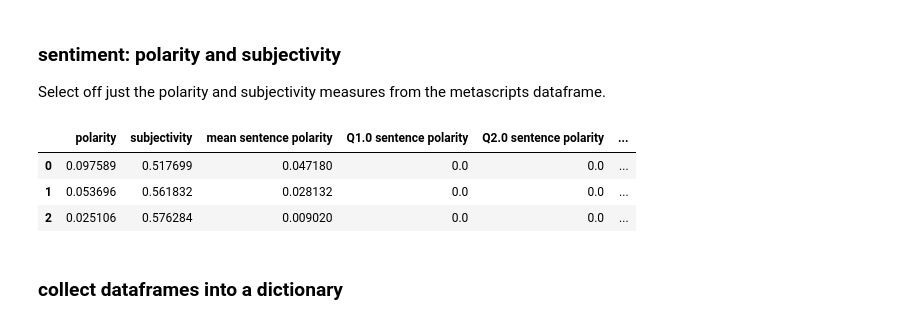
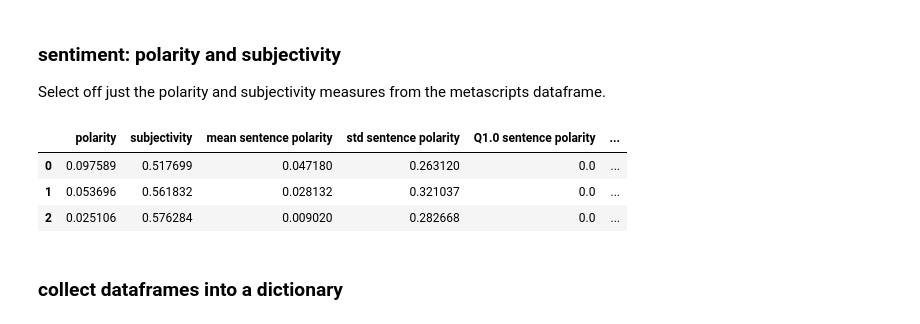
Before and after one commit to jrioross/standup-comedy-NLP, a Jupyter notebook: notebooks/06_clustering_and_recommendations.ipynb, the cells around one changed output. Saved outputs shown, nothing was run; the diff lists cells and outputs as text; code cells hidden in the pictures.

```diff
--- a/notebooks/06_clustering_and_recommendations.ipynb
+++ b/notebooks/06_clustering_and_recommendations.ipynb
@@ -159,20 +161,21 @@ profanity.head(3)
 ### sentiment: polarity and subjectivity
 Select off just the polarity and subjectivity measures from the metascripts dataframe.
 # %%
-sentiment_features = ['polarity', 'subjectivity',
-       'mean sentence polarity', 'Q1.0 sentence polarity',
-       'Q2.0 sentence polarity', 'Q3.0 sentence polarity',
-       'std sentence polarity', 'mean sentence subjectivity',
-       'Q1.0 sentence subjectivity', 'Q2.0 sentence subjectivity',
-       'Q3.0 sentence subjectivity', 'std sentence subjectivity']
+sentiment_features = [
+        'polarity', 'subjectivity',
+       'mean sentence polarity', 'std sentence polarity',
+        'Q1.0 sentence polarity', 'Q3.0 sentence polarity',
+        'mean sentence subjectivity', 'std sentence subjectivity',
+        'Q2.0 sentence subjectivity', 'Q3.0 sentence subjectivity'
+    ]
 
 sentiment = metascripts[sentiment_features]
 sentiment.head(3)
 # %% [output]
-|  | polarity | subjectivity | mean sentence polarity | Q1.0 sentence polarity | Q2.0 sentence polarity | ... |
-| 0 | 0.097589 | 0.517699 | 0.047180 | 0.0 | 0.0 | ... |
-| 1 | 0.053696 | 0.561832 | 0.028132 | 0.0 | 0.0 | ... |
-| 2 | 0.025106 | 0.576284 | 0.009020 | 0.0 | 0.0 | ... |
+|  | polarity | subjectivity | mean sentence polarity | std sentence polarity | Q1.0 sentence polarity | ... |
+| 0 | 0.097589 | 0.517699 | 0.047180 | 0.263120 | 0.0 | ... |
+| 1 | 0.053696 | 0.561832 | 0.028132 | 0.321037 | 0.0 | ... |
+| 2 | 0.025106 | 0.576284 | 0.009020 | 0.282668 | 0.0 | ... |
 # %% [markdown]
 ### collect dataframes into a dictionary
 # %%
```
Also changed, not shown: parts of 65 cells of this notebook, 5 other files.
